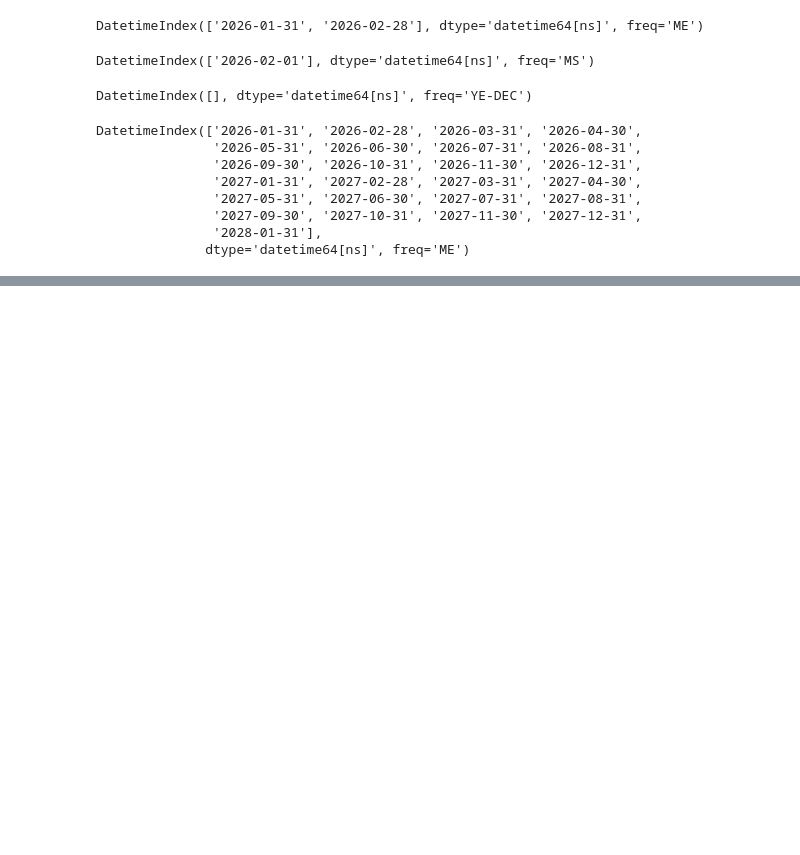
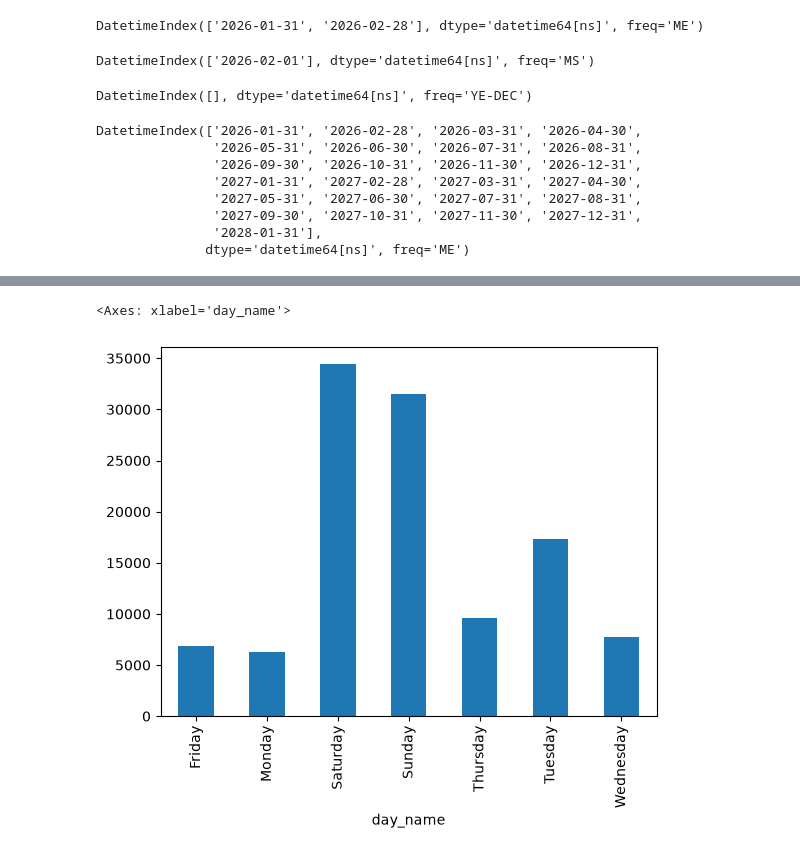
Before and after one commit to rabiuldiu30/-Vectorized-String-Operations-DateTime-in-Pandas-Pivot-Table, a Jupyter notebook: date-and-time-in-pandas.ipynb, the cells around one changed output, grey strips where cells are left out. Drawn from its saved outputs; the diff is of its cells as text; code cells hidden in the pictures; blank space fills up the shorter version.

```diff
--- a/date-and-time-in-pandas.ipynb
+++ b/date-and-time-in-pandas.ipynb
@@ -168,0 +252,3 @@ DatetimeIndex(['2026-01-31', '2026-02-28', '2026-03-31', '2026-04-30',
+# %%
+# day name wise bar chart/month wise bar chart
+df['day_name'] = df['Date'].dt.day_name()
@@ -168,0 +264,5 @@ DatetimeIndex(['2026-01-31', '2026-02-28', '2026-03-31', '2026-04-30',
+# %%
+df.groupby('day_name')['INR'].sum().plot(kind='bar')
+# %% [output]
+<Axes: xlabel='day_name'>
+[figure, added]
```
Also changed, not shown: parts of 14 cells of this notebook.
